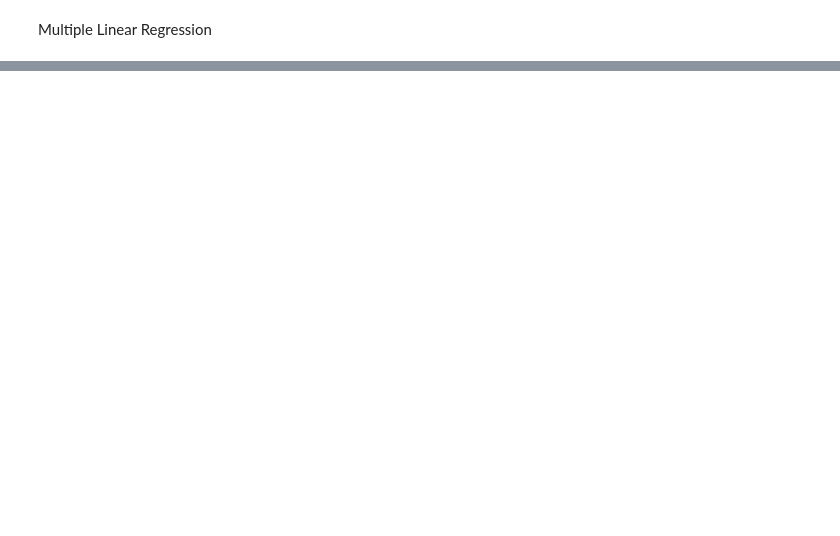
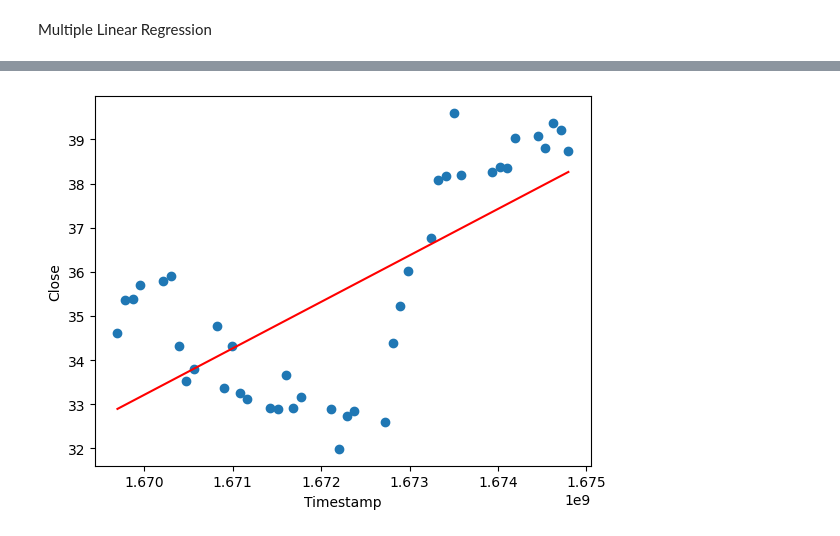
Before and after one commit to pevans927/stockproject, a Jupyter notebook: stockreport.ipynb, the cells around one changed output, grey strips where cells are left out. Cells and saved outputs as stored; diff of their text form; code cells hidden in the pictures; blank space fills up the shorter version.

Commit message:
added linear regression models

```diff
--- a/stockreport.ipynb
+++ b/stockreport.ipynb
@@ -417,0 +477,15 @@ plt.show()
+# %%
+# DAL
+
+# linear regression model of the closing price of DAL vs date
+dal_result = st.linregress(dal_df['Timestamp'], dal_df['Close'])
+
+plt.plot(dal_df['Timestamp'], dal_df['Timestamp']*dal_result.slope + dal_result.intercept, 'r')
+plt.scatter(dal_df['Timestamp'], dal_df['Close'])
+
+plt.xlabel('Timestamp')
+plt.ylabel('Close')
+
+plt.show()
+# %% [output]
+[figure, added]
```
Also changed, not shown: parts of 10 cells of this notebook.
